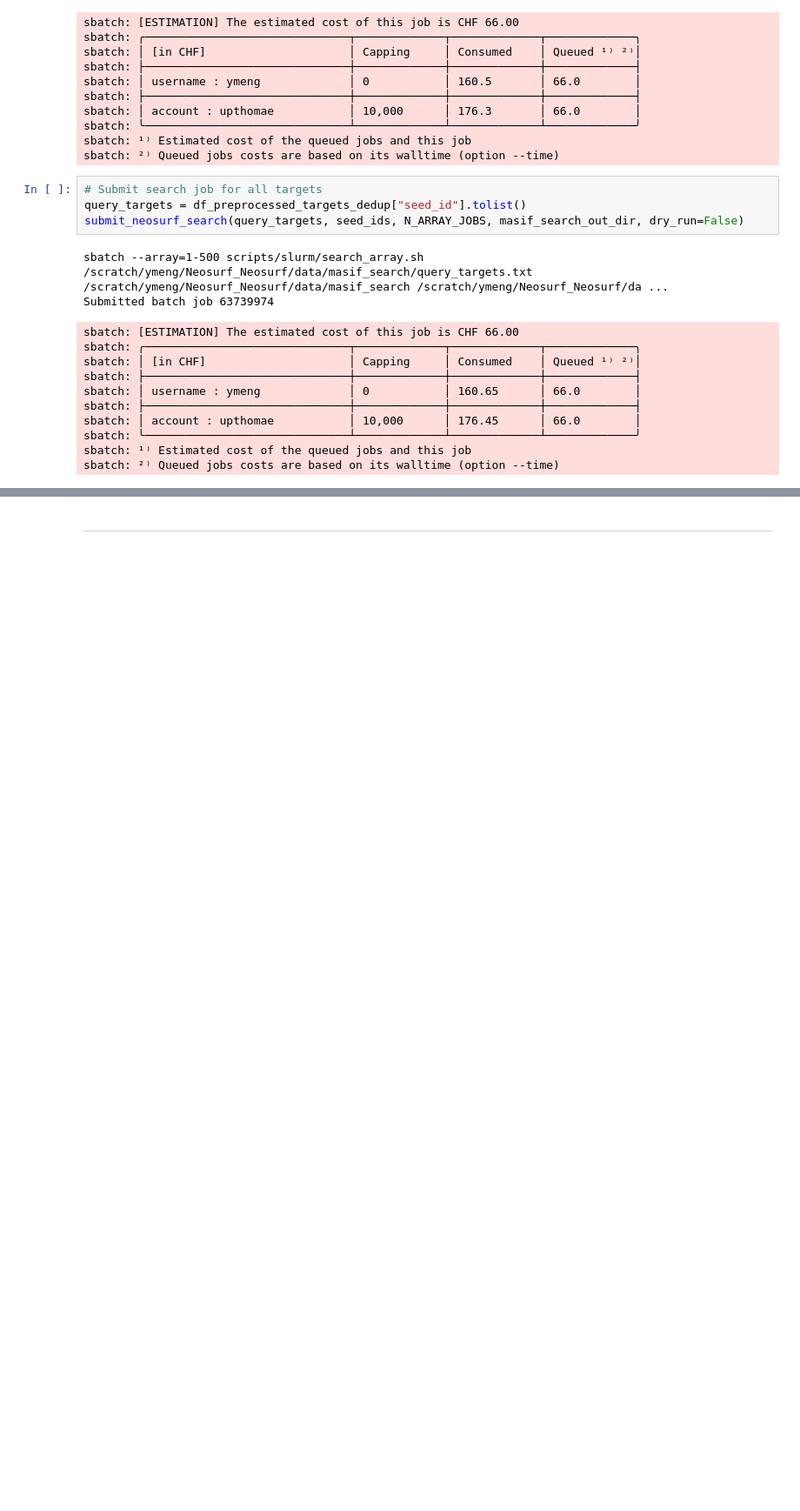
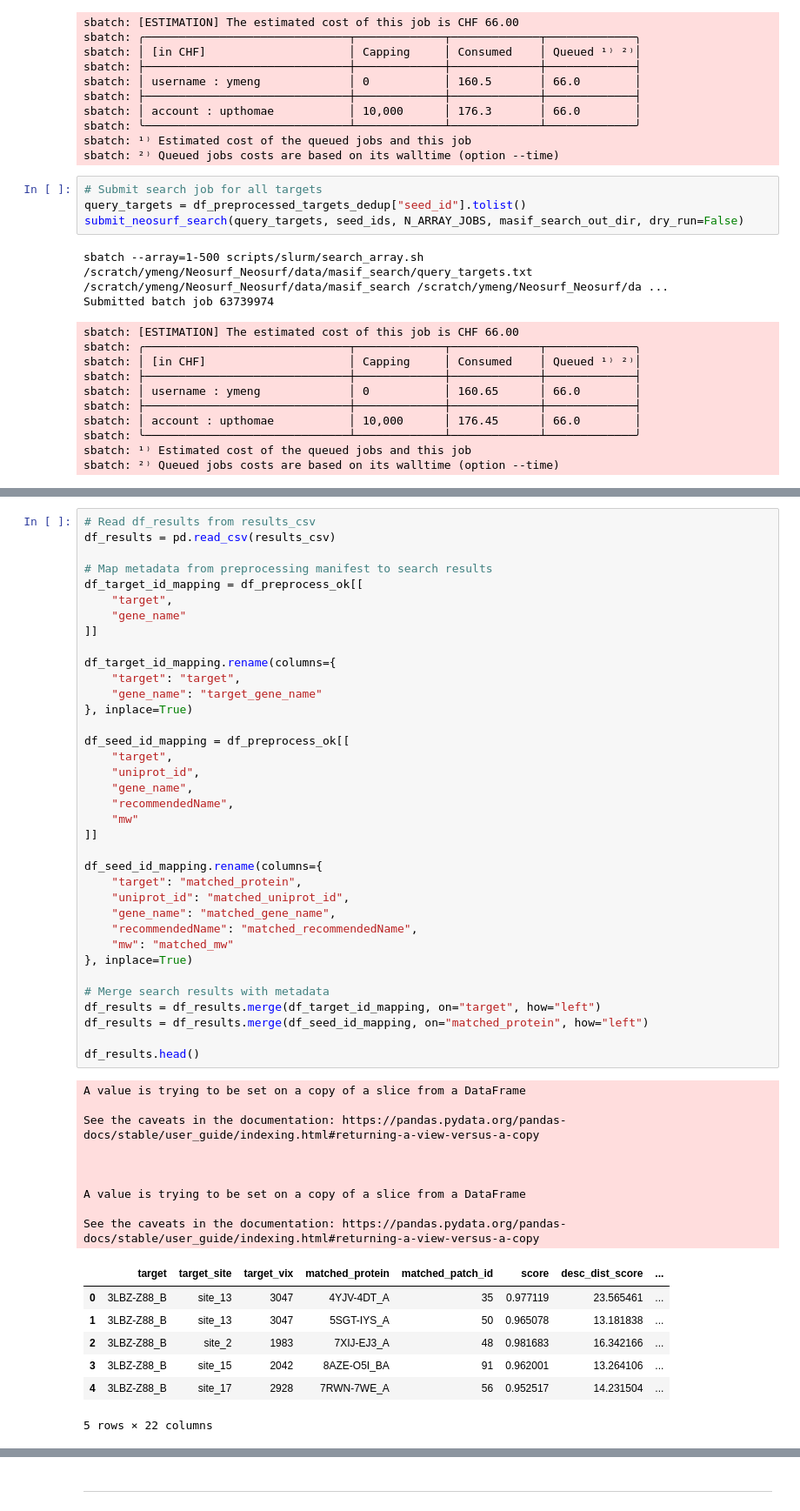
Before and after one commit to meng-yx/masif-neosurf-af2, a Jupyter notebook: notebooks/neosurf_neosurf.ipynb, the cells around one changed output, grey strips where cells are left out. Shown at 87% size. Saved outputs shown, nothing was run; the diff lists cells and outputs as text; blank space fills up the shorter version.

```diff
--- a/notebooks/neosurf_neosurf.ipynb
+++ b/notebooks/neosurf_neosurf.ipynb
@@ -400,0 +462,53 @@ sbatch: ²⁾ Queued jobs costs are based on its walltime (option --time)
+# %%
+# Read df_results from results_csv
+df_results = pd.read_csv(results_csv)
+
+# Map metadata from preprocessing manifest to search results
+df_target_id_mapping = df_preprocess_ok[[
+    "target",
+    "gene_name"
+]]
+
+df_target_id_mapping.rename(columns={
+    "target": "target",
+    "gene_name": "target_gene_name"
+}, inplace=True)
+
+df_seed_id_mapping = df_preprocess_ok[[
+    "target",
+    "uniprot_id",
+    "gene_name",
+    "recommendedName",
+    "mw"
+]]
+
+df_seed_id_mapping.rename(columns={
+    "target": "matched_protein",
+    "uniprot_id": "matched_uniprot_id",
+    "gene_name": "matched_gene_name",
+    "recommendedName": "matched_recommendedName",
+    "mw": "matched_mw"
+}, inplace=True)
+
+# Merge search results with metadata
+df_results = df_results.merge(df_target_id_mapping, on="target", how="left")
+df_results = df_results.merge(df_seed_id_mapping, on="matched_protein", how="left")
+
+df_results.head()
+# %% [output]
+A value is trying to be set on a copy of a slice from a DataFrame
+
+See the caveats in the documentation: https://pandas.pydata.org/pandas-docs/stable/user_guide/indexing.html#returning-a-view-versus-a-copy
+
+
+
+A value is trying to be set on a copy of a slice from a DataFrame
+
+See the caveats in the documentation: https://pandas.pydata.org/pandas-docs/stable/user_guide/indexing.html#returning-a-view-versus-a-copy
+|  | target | target_site | target_vix | matched_protein | matched_patch_id | score | desc_dist_score | ... |
+| 0 | 3LBZ-Z88_B | site_13 | 3047 | 4YJV-4DT_A | 35 | 0.977119 | 23.565461 | ... |
+| 1 | 3LBZ-Z88_B | site_13 | 3047 | 5SGT-IYS_A | 50 | 0.965078 | 13.181838 | ... |
+| 2 | 3LBZ-Z88_B | site_2 | 1983 | 7XIJ-EJ3_A | 48 | 0.981683 | 16.342166 | ... |
+| 3 | 3LBZ-Z88_B | site_15 | 2042 | 8AZE-O5I_BA | 91 | 0.962001 | 13.264106 | ... |
+| 4 | 3LBZ-Z88_B | site_17 | 2928 | 7RWN-7WE_A | 56 | 0.952517 | 14.231504 | ... |
+5 rows × 22 columns
```
Also changed, not shown: parts of 14 cells of this notebook.
